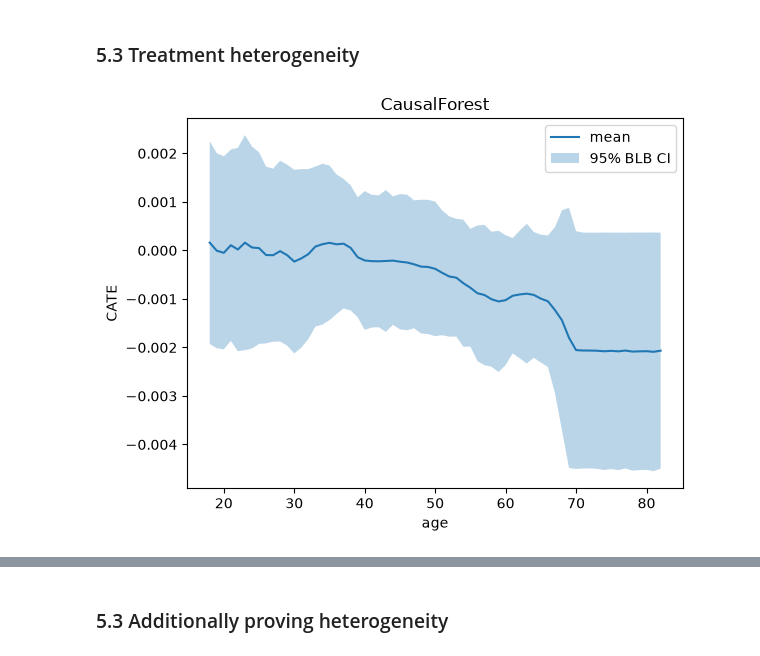
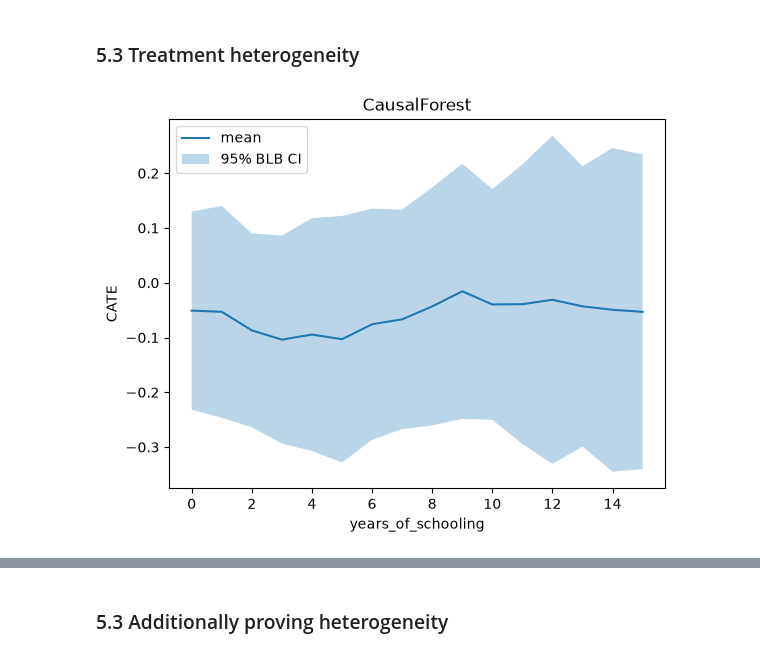
Before and after one commit to fra-c08-job-futures/c08-farming-exit, a Jupyter notebook: notebooks/04_causal_forest.ipynb, the cells around one changed output, grey strips where cells are left out. Drawn from its saved outputs; the diff is of its cells as text; code cells hidden in the pictures.

```diff
--- a/notebooks/04_causal_forest.ipynb
+++ b/notebooks/04_causal_forest.ipynb
@@ -36,3 +37,6 @@ df = pd.read_csv(config.PROCESSED_DATA_DIR / "features_data.csv")
+# %%
+df = df[df['country'] != 'Botswana']
+#Drop Botswana because there are >75% missings values for crop contract
 # %% [markdown]
 ## 2. Preparation and inputs
 # %%
@@ -205,24 +207,24 @@ df[obj_cols] = df[obj_cols].fillna("missing")
 # %%
 #THE TARGET INPUTS SHOULD NOT CONTAIN 9999 IN CASE OF MISSINGS; BUT RATHER THE COUNTRY MEDIAN
 
-#TARGET 1
-T_input = ['land_size_cropland_acres',
-           'land_size_fallow_acres',
-           'land_size_agroforestry_forestry_acres',
-           'land_size_pasture_acres']
+# #TARGET 1
+# T_input = ['land_size_cropland_acres',
+#            'land_size_fallow_acres',
+#            'land_size_agroforestry_forestry_acres',
+#            'land_size_pasture_acres']
 
-for col in T_input:
-    s = df[col].replace(99999, np.nan)
-    medians = s.groupby(df['country']).transform('median')
-    df[col] = s.fillna(medians)
+# for col in T_input:
+#     s = df[col].replace(99999, np.nan)
+#     medians = s.groupby(df['country']).transform('median')
+#     df[col] = s.fillna(medians)
 
-df['agriculture_land_acres'] = df[T_input].sum(axis=1)
-df = df.drop(columns=T_input)
+# df['agriculture_land_acres'] = df[T_input].sum(axis=1)
+# df = df.drop(columns=T_input)
 
 #TARGET 2
-s = df['land_number_of_plots'].replace(99999, np.nan)
+s = df[T].replace(99999, np.nan)
 median = s.groupby(df['country']).transform('median')
-df['land_number_of_plots'] = s.fillna(median)
+df[T] = s.fillna(median)
 # %% [markdown]
 ## 5. Causal Forest
 # %% [markdown]
@@ -287,7 +289,7 @@ est = CausalForestDML(
     model_y=tuned_xgb_y,
     model_t=tuned_xgb_t,
     discrete_outcome=False,   #use a regression, not a classification
-    discrete_treatment=False, #use a regression, not a classification
+    discrete_treatment=True, #use a regression, not a classification
     n_estimators=1000,        # High number of trees ensures stable causal predictions
     min_samples_leaf=50,      # Minimum rows per leaf protects continuous slope estimation
     cv=3,                     # 3-fold cross-fitting splits your 4500 rows into safe validation chunks
@@ -297,7 +299,7 @@ est = CausalForestDML(
 )
 
 #Tune and fit the model
-est.tune(df[Y], df[T], X=df[X], W=df[W])
+#est.tune(df[Y], df[T], X=df[X], W=df[W])
 est.fit(Y=df[Y], T=df[T], X=df[X], W=df[W], cache_values=True)
 # %% [output]
                                           callbacks=None,
@@ -454,29 +526,28 @@ Note: The stderr_mean is a conservative upper bound.
 # plt.xlabel('years_of_schooling')
 # %%
 # Plot the estimated treatment heterogeneity with respect to a feature
-feat_of_interest = "age"
+feat_of_interest = "years_of_schooling"
 
 df['treatment_effect'] = effects
 df["lb"] = lb
 df["ub"] = ub
 avg_effect = (
     df.groupby(feat_of_interest)[["treatment_effect", "lb", "ub"]]
       .mean()
       .reset_index()
 )
 
-
 plt.subplot()
 plt.title("CausalForest")
 plt.plot(avg_effect[feat_of_interest], avg_effect["treatment_effect"], label='mean')
 plt.fill_between(avg_effect[feat_of_interest], avg_effect["lb"], avg_effect["ub"], label="95% BLB CI", alpha=0.3)
 
 plt.ylabel("CATE")
 plt.xlabel(f"{feat_of_interest}")
 plt.legend()
 plt.show()
 # %% [output]
-[figure, old version]
+[figure, new version]
 # %%
 plt.scatter(df['age'], effects, alpha=0.3)
 plt.ylabel('CATE')
```
Also changed, not shown: parts of 26 cells of this notebook, 4 other files.
